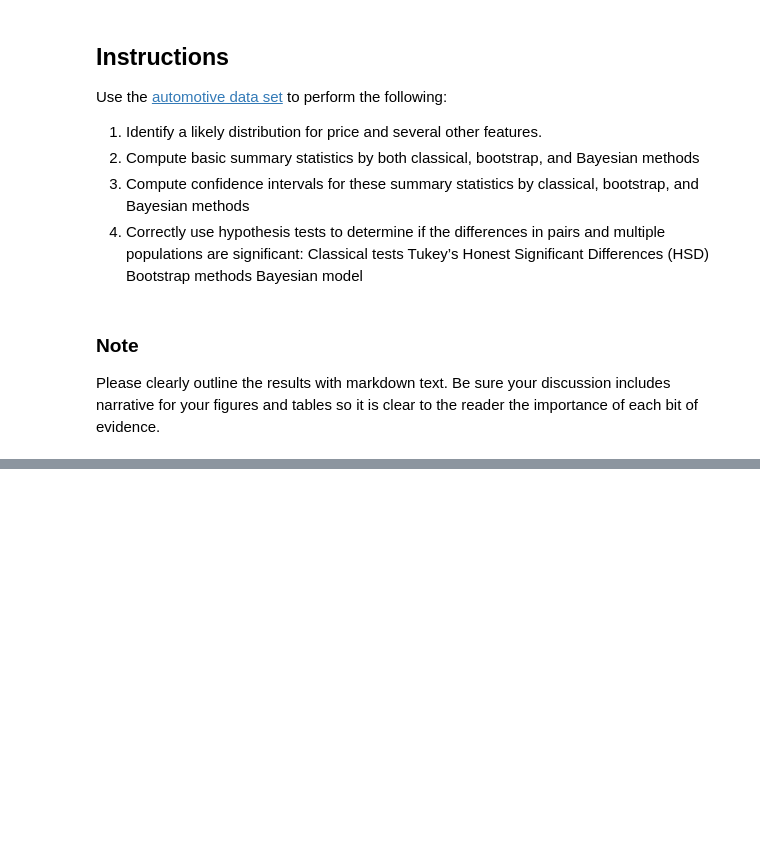
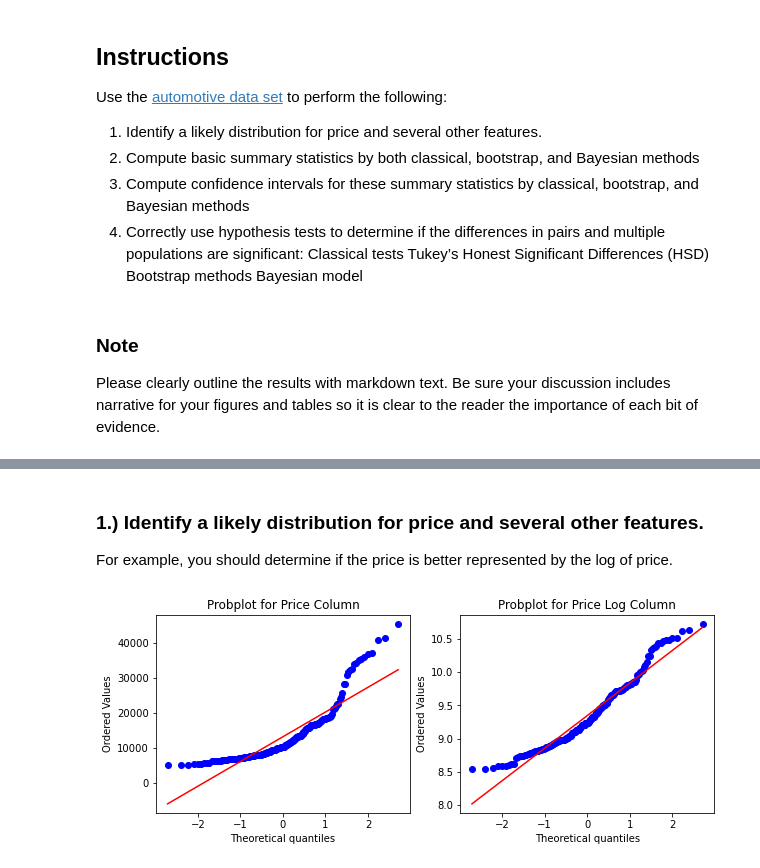
Before and after one commit to anajaved/UW_Data_Science_Cert, a Jupyter notebook: AnaJaved-M02-HypothesisSim.ipynb, the cells around one changed output, grey strips where cells are left out. Drawn from its saved outputs; the diff is of its cells as text; code cells hidden in the pictures; blank space fills up the shorter version.

```diff
--- a/AnaJaved-M02-HypothesisSim.ipynb
+++ b/AnaJaved-M02-HypothesisSim.ipynb
@@ -23,0 +40,13 @@ fileName = "https://library.startlearninglabs.uw.edu/DATASCI410/Datasets/Automob
+# %%
+# Cleaned up Dataset location
+fileName = "https://library.startlearninglabs.uw.edu/DATASCI410/Datasets/Automobile%20price%20data%20_Raw_.csv"
+
+# Reading file into a Pandas Dataframe
+Auto = pd.read_csv(fileName)
+
+### Some Exploratory Data Analysis
+print(Auto.describe()) # Summary Statistics
+
+# print(Auto.shape) # DF dimensions
+
+# Auto.head(5) # Top 5 rows
@@ -23,0 +73,3 @@ fileName = "https://library.startlearninglabs.uw.edu/DATASCI410/Datasets/Automob
+# %% [markdown]
+### 1.) Identify a likely distribution for price and several other features.
+For example, you should determine if the price is better represented by the log of price.
@@ -23,0 +120,24 @@ fileName = "https://library.startlearninglabs.uw.edu/DATASCI410/Datasets/Automob
+# %%
+#### Creating a Q-Q Plot for a Normal Distribution
+
+## Function to Create Q-Q Plot
+def qq_plot(vec1, vec2, title_name, color = "blue"):
+    import matplotlib.pyplot as plt
+    import scipy.stats as ss
+
+    plt.figure(figsize=(10, 8)).gca() # define axis
+
+    ax1 = plt.subplot(221) ## setup the left subplot
+    ss.probplot(vec1, plot = ax1, dist ='norm') ## Plot the left subplot
+    ax1.set_title("Probplot for {0} Column".format(title_name))
+    ax1.get_lines()[0].set_markerfacecolor(color)
+
+    ax1 = plt.subplot(222) ## Set up the right subplot
+    ss.probplot(vec2, plot = ax1, dist = 'norm') ## Plot the right subplot
+    ax1.set_title("Probplot for {0} Log Column".format(title_name))
+    ax1.get_lines()[0].set_markerfacecolor(color)
+
+# Passing Price and LogPrice Columns to the Q-Q Plot Function
+qq_plot(Auto.loc[:, 'price'], Auto.loc[:, 'LogPrice'], "Price", 'blue')
+# %% [output]
+[figure, added]
```
Also changed, not shown: parts of 25 cells of this notebook.
